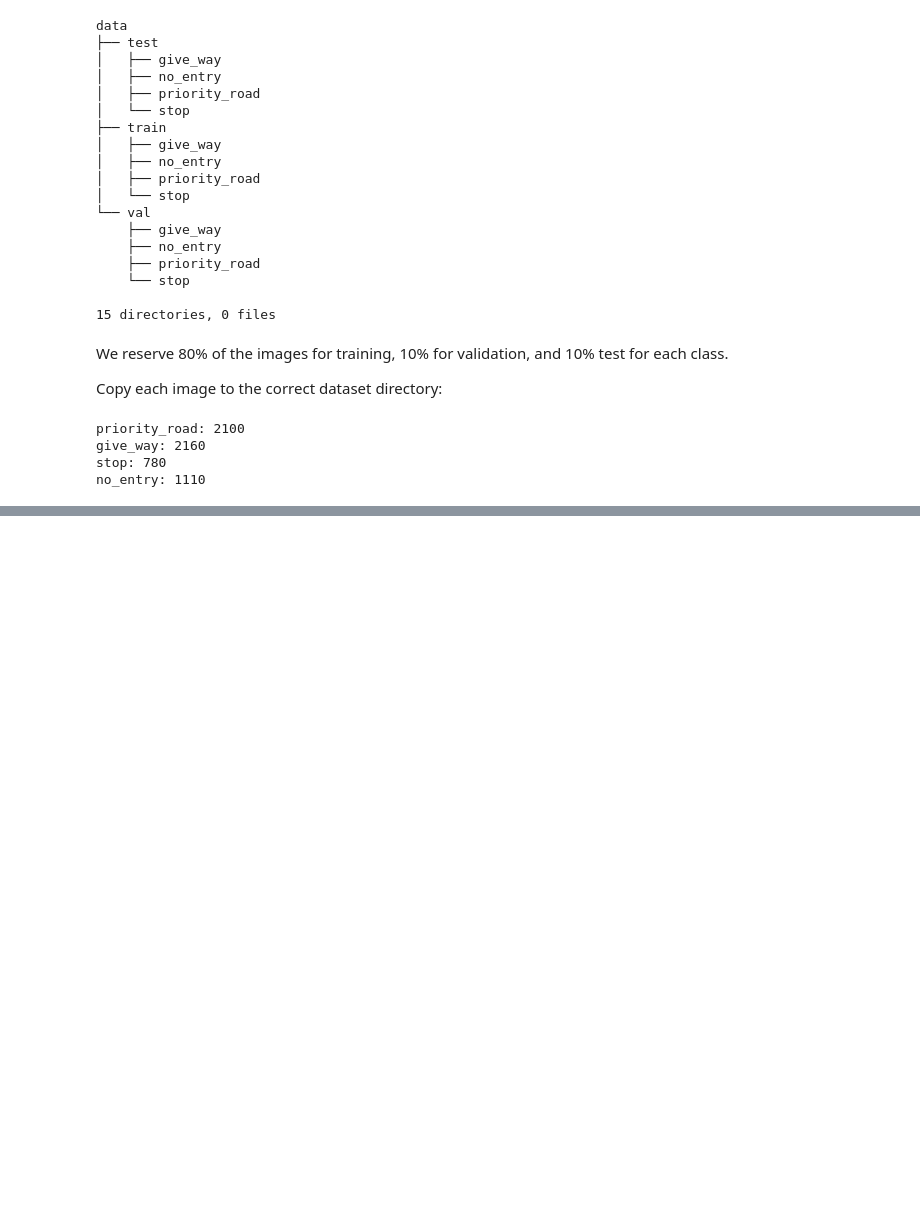
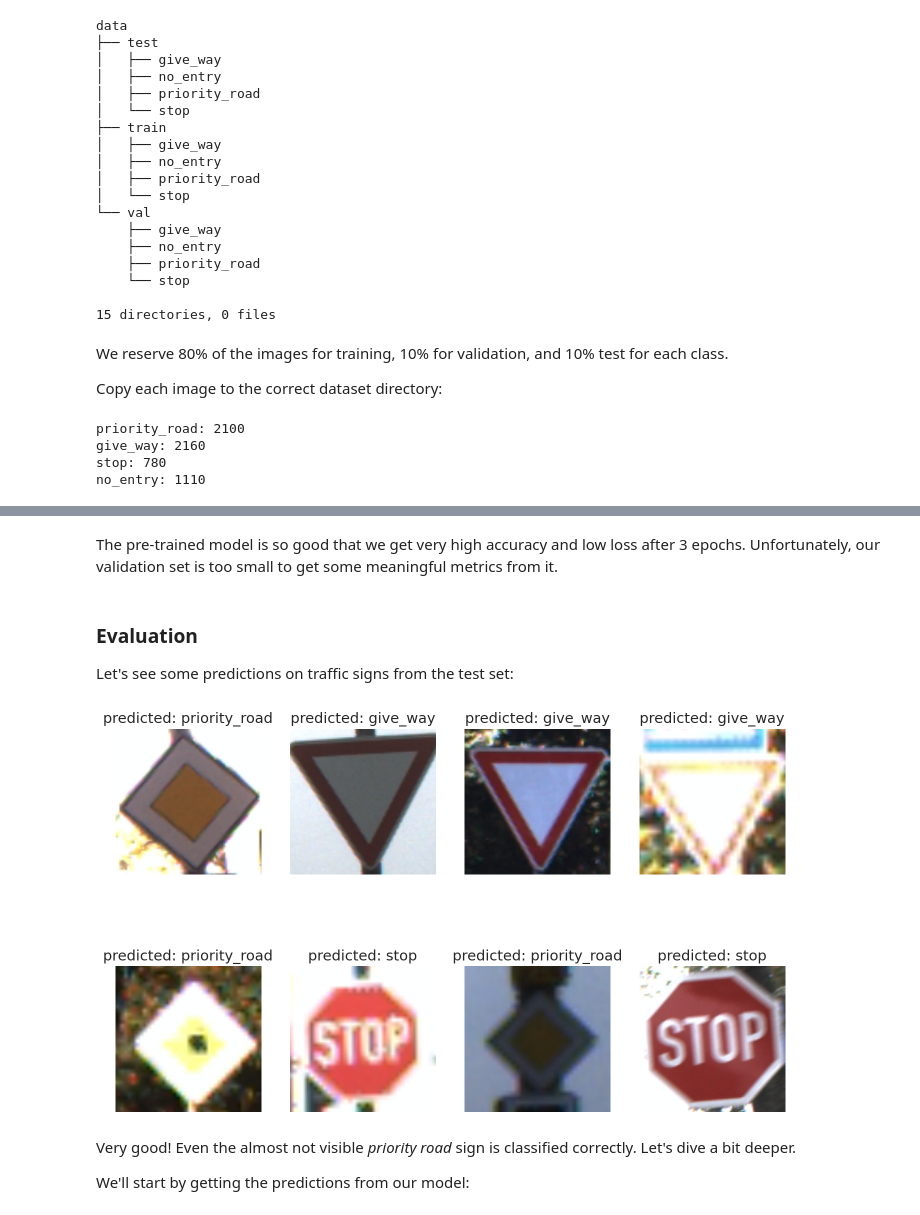
Before and after one commit to stanford-traffic-sign/stanford-cs230-traffic-sign, a Jupyter notebook: notebook.ipynb, the cells around one changed output, grey strips where cells are left out. Saved outputs shown, nothing was run; the diff lists cells and outputs as text; code cells hidden in the pictures; blank space fills up the shorter version.

```diff
--- a/notebook.ipynb
+++ b/notebook.ipynb
@@ -337,0 +580,37 @@ transforms = {'train': T.Compose([
+# %% [markdown]
+The pre-trained model is so good that we get very high accuracy and low loss after 3 epochs. Unfortunately, our validation set is too small to get some meaningful metrics from it.
+# %% [markdown]
+### Evaluation
+
+Let's see some predictions on traffic signs from the test set:
+# %%
+def show_predictions(model, class_names, n_images=6):
+  model = model.eval()
+  images_handeled = 0
+  plt.figure()
+
+  with torch.no_grad():
+    for i, (inputs, labels) in enumerate(data_loaders['test']):
+      inputs = inputs.to(device)
+      labels = labels.to(device)
+
+      outputs = model(inputs)
+      _, preds = torch.max(outputs, 1)
+
+      for j in range(inputs.shape[0]):
+        images_handeled += 1
+        ax = plt.subplot(2, n_images//2, images_handeled)
+        ax.set_title(f'predicted: {class_names[preds[j]]}')
+        imshow(inputs.cpu().data[j])
+        ax.axis('off')
+
+        if images_handeled == n_images:
+          return
+# %%
+show_predictions(base_model, class_names, n_images=8)
+# %% [output]
+[figure, added]
+# %% [markdown]
+Very good! Even the almost not visible *priority road* sign is classified correctly. Let's dive a bit deeper.
+
+We'll start by getting the predictions from our model:
```
Also changed, not shown: parts of 103 cells of this notebook.
